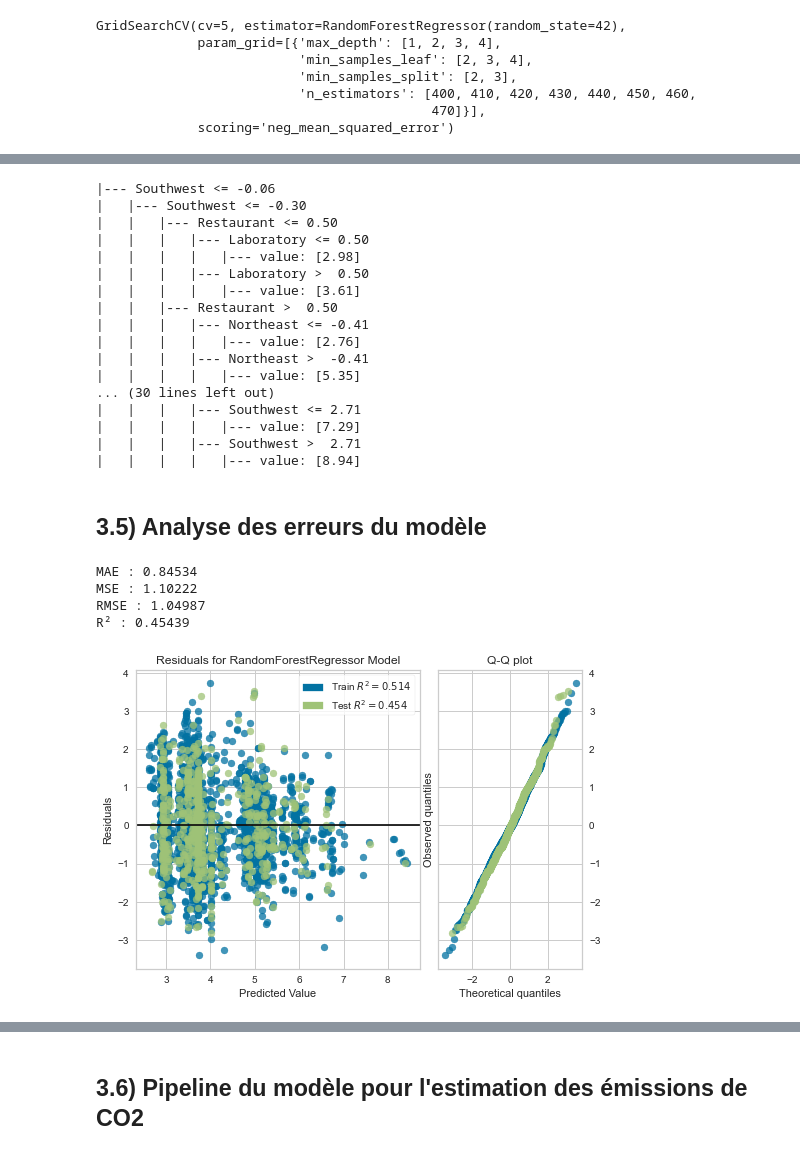
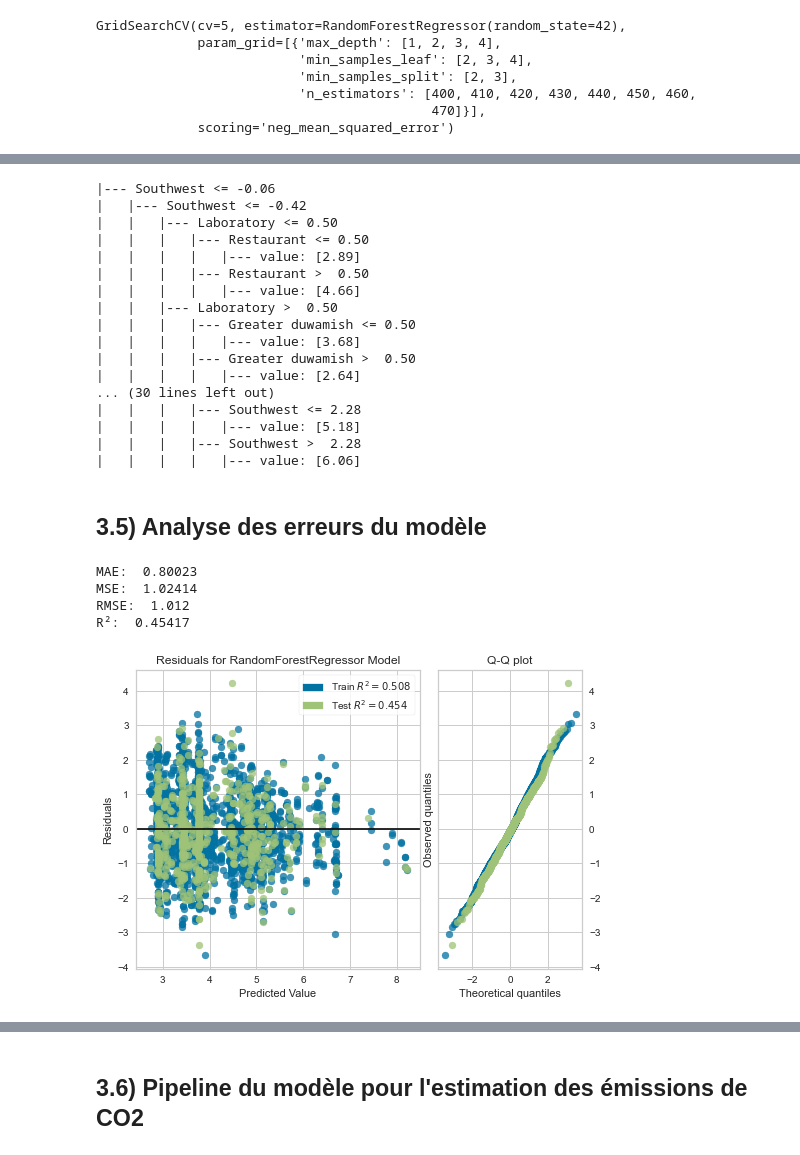
Before and after one commit to Sylvariane/Anticipez_les_besoins_en_electricite, a Jupyter notebook: Pélec_02_code.ipynb, the cells around one changed output, grey strips where cells are left out. Drawn from its saved outputs; the diff is of its cells as text; code cells hidden in the pictures.

```diff
--- a/Pélec_02_code.ipynb
+++ b/Pélec_02_code.ipynb
@@ -89,3 +76,16 @@ y_test = y_test.reshape(-1,1)
+# %%
+train_set, test_set = train_test_split(data, test_size=0.2, random_state=42)
+
+y_train = train_set["SiteEnergyUse(kBtu)"].values
+y_test = test_set["SiteEnergyUse(kBtu)"].values
+X_train = train_set.drop(["SiteEnergyUse(kBtu)", "TotalGHGEmissions", "ENERGYSTARScore", "NbofBuildings", "NbofFloors"], axis=1)
+X_test = test_set.drop(["SiteEnergyUse(kBtu)", "TotalGHGEmissions", "ENERGYSTARScore", "NbofBuildings", "NbofFloors"], axis=1)
+
+y_train = y_train.reshape(-1, 1)
+y_test = y_test.reshape(-1, 1)
+
+y_train = np.log1p(y_train)
+y_test = np.log1p(y_test)
 # %% [markdown]
 # 2) Prédiction de la consommation d'énergie <a class="anchor" id="chapter2"></a>
 # %% [markdown]
@@ -393,3 +389,16 @@ y_test = y_test.reshape(-1,1)
+# %%
+train_set, test_set = train_test_split(data, test_size=0.2, random_state=42)
+
+y_train = train_set["TotalGHGEmissions"].values
+y_test = test_set["TotalGHGEmissions"].values
+X_train = train_set.drop(["SiteEnergyUse(kBtu)", "TotalGHGEmissions", "ENERGYSTARScore", "NbofBuildings", "NbofFloors"], axis=1)
+X_test = test_set.drop(["SiteEnergyUse(kBtu)", "TotalGHGEmissions", "ENERGYSTARScore", "NbofBuildings", "NbofFloors"], axis=1)
+
+y_train = y_train.reshape(-1, 1)
+y_test = y_test.reshape(-1, 1)
+
+y_train = np.log1p(y_train)
+y_test = np.log1p(y_test)
 # %%
 X_train = preprocessor.transform(X_train)
 X_test = preprocessor.transform(X_test)
@@ -514,5 +523,5 @@ grid_search.best_params_
 # %%
-final_model_co2 = RandomForestRegressor(max_depth=4, min_samples_leaf=2, min_samples_split=2, n_estimators=260,
+final_model_co2 = RandomForestRegressor(max_depth=4, min_samples_leaf=2, min_samples_split=2, n_estimators=430,
                                            max_features="auto", random_state=42)
 final_model_co2.fit(X_train, y_train)
 # %% [output]
@@ -564,22 +573,22 @@ r_co2 = export_text(final_model_co2.estimators_[0], feature_names=attributes)
 print(r_co2)
 # %% [output]
 |--- Southwest <= -0.06
-|   |--- Southwest <= -0.30
-|   |   |--- Restaurant <= 0.50
-|   |   |   |--- Laboratory <= 0.50
-|   |   |   |   |--- value: [2.98]
-|   |   |   |--- Laboratory >  0.50
-|   |   |   |   |--- value: [3.61]
-|   |   |--- Restaurant >  0.50
-|   |   |   |--- Northeast <= -0.41
-|   |   |   |   |--- value: [2.76]
-|   |   |   |--- Northeast >  -0.41
-|   |   |   |   |--- value: [5.35]
+|   |--- Southwest <= -0.42
+|   |   |--- Laboratory <= 0.50
+|   |   |   |--- Restaurant <= 0.50
+|   |   |   |   |--- value: [2.89]
+|   |   |   |--- Restaurant >  0.50
+|   |   |   |   |--- value: [4.66]
+|   |   |--- Laboratory >  0.50
+|   |   |   |--- Greater duwamish <= 0.50
+|   |   |   |   |--- value: [3.68]
+|   |   |   |--- Greater duwamish >  0.50
+|   |   |   |   |--- value: [2.64]
 ... (30 lines left out)
-|   |   |   |--- Southwest <= 2.71
-|   |   |   |   |--- value: [7.29]
-|   |   |   |--- Southwest >  2.71
-|   |   |   |   |--- value: [8.94]
+|   |   |   |--- Southwest <= 2.28
+|   |   |   |   |--- value: [5.18]
+|   |   |   |--- Southwest >  2.28
+|   |   |   |   |--- value: [6.06]
 # %% [markdown]
 ## 3.5) Analyse des erreurs du modèle <a class="anchor" id="section_3_5"></a>
 # %%
@@ -589,17 +598,17 @@ final_predictions_co2 = final_model_co2.predict(X_test)
 # %%
 regression_metrics(y_test, final_predictions_co2)
 # %% [output]
-MAE : 0.84534
-MSE : 1.10222
-RMSE : 1.04987
-R² : 0.45439
+MAE:  0.80023
+MSE:  1.02414
+RMSE:  1.012
+R²:  0.45417
 # %%
 visualizer = ResidualsPlot(final_model_co2, hist=False, qqplot=True)
-visualizer.fit(X_train, y_train.reshape(2624,))
-visualizer.score(X_test, y_test.reshape(657,))
+visualizer.fit(X_train, y_train.reshape(2601,))
+visualizer.score(X_test, y_test.reshape(651,))
 visualizer.show();
 # %% [output]
-[figure, old version]
+[figure, new version]
 # %%
 visualizer = prediction_error(final_model_co2, X_train, y_train, X_test, y_test);
 # %% [output]
```
Also changed, not shown: parts of 28 cells of this notebook, 6 other files.
